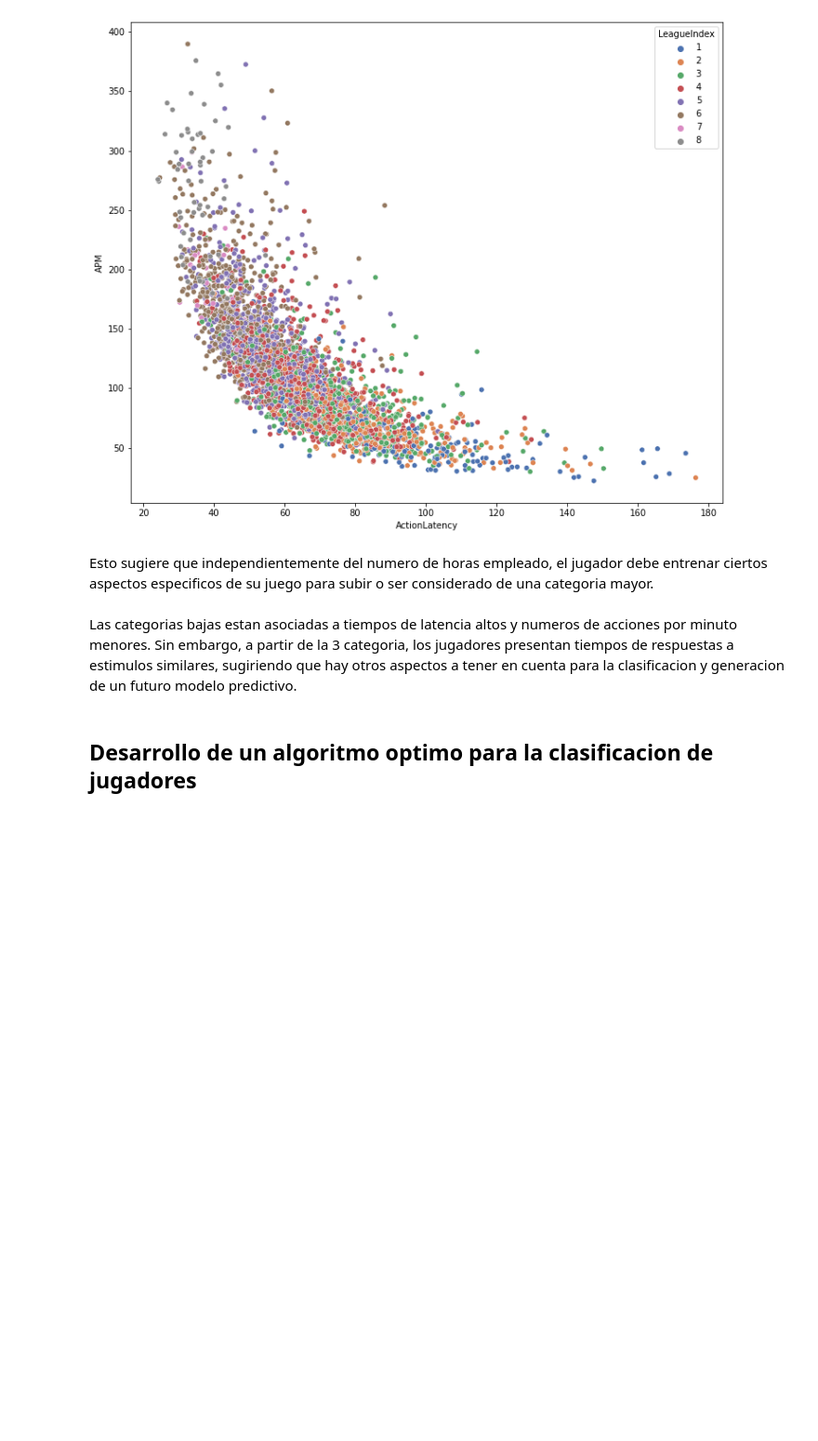
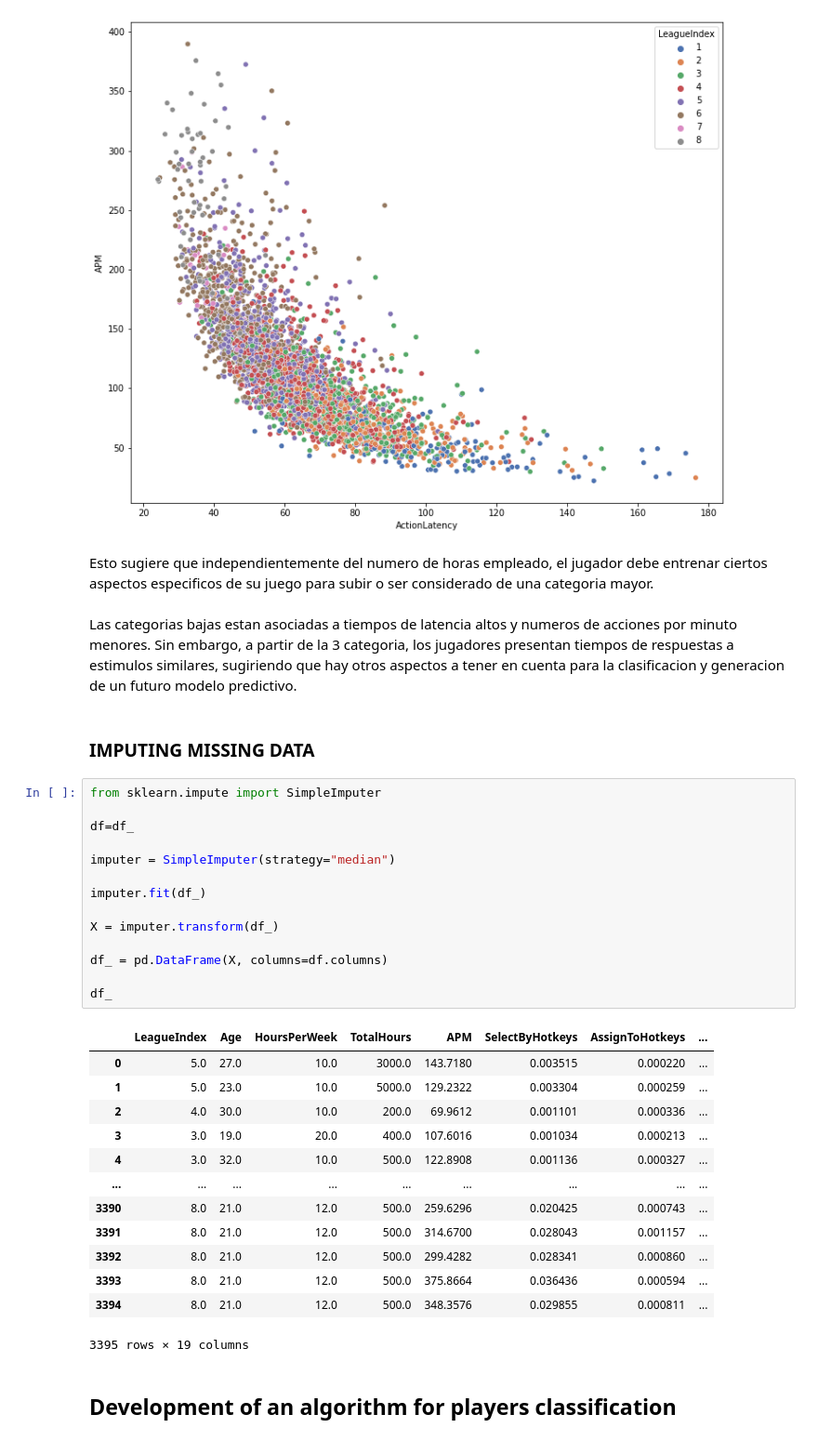
Before and after one commit to AleEnet/Skillcraft-Dataset, a Jupyter notebook: Starcraft_Dataset.ipynb, the cells around one changed output. Shown at 93% size. Drawn from its saved outputs; the diff is of its cells as text; blank space fills up the shorter version.

```diff
--- a/Starcraft_Dataset.ipynb
+++ b/Starcraft_Dataset.ipynb
@@ -131,5 +131,35 @@ sns.scatterplot(data=df, x="ActionLatency", y="APM", hue="LeagueIndex", palette=
 Esto sugiere que independientemente del numero de horas empleado,  el jugador debe entrenar ciertos aspectos especificos de su juego para subir o ser considerado de una categoria mayor.
 # %% [markdown]
 Las categorias bajas estan asociadas a tiempos de latencia altos y numeros de acciones por minuto menores. Sin embargo, a partir de la 3 categoria, los jugadores presentan tiempos de respuestas a estimulos similares, sugiriendo que hay otros aspectos a tener en cuenta para la clasificacion y generacion de un futuro modelo predictivo.
+# %% [markdown]
+### IMPUTING MISSING DATA
+# %%
+from sklearn.impute import SimpleImputer
+
+df=df_
+
+imputer = SimpleImputer(strategy="median")
+
+imputer.fit(df_)
+
+X = imputer.transform(df_)
+
+df_ = pd.DataFrame(X, columns=df.columns)
+
+df_
+# %% [output]
+|  | LeagueIndex | Age | HoursPerWeek | TotalHours | APM | SelectByHotkeys | AssignToHotkeys | ... |
+| 0 | 5.0 | 27.0 | 10.0 | 3000.0 | 143.7180 | 0.003515 | 0.000220 | ... |
+| 1 | 5.0 | 23.0 | 10.0 | 5000.0 | 129.2322 | 0.003304 | 0.000259 | ... |
+| 2 | 4.0 | 30.0 | 10.0 | 200.0 | 69.9612 | 0.001101 | 0.000336 | ... |
+| 3 | 3.0 | 19.0 | 20.0 | 400.0 | 107.6016 | 0.001034 | 0.000213 | ... |
+| 4 | 3.0 | 32.0 | 10.0 | 500.0 | 122.8908 | 0.001136 | 0.000327 | ... |
+| ... | ... | ... | ... | ... | ... | ... | ... | ... |
+| 3390 | 8.0 | 21.0 | 12.0 | 500.0 | 259.6296 | 0.020425 | 0.000743 | ... |
+| 3391 | 8.0 | 21.0 | 12.0 | 500.0 | 314.6700 | 0.028043 | 0.001157 | ... |
+| 3392 | 8.0 | 21.0 | 12.0 | 500.0 | 299.4282 | 0.028341 | 0.000860 | ... |
+| 3393 | 8.0 | 21.0 | 12.0 | 500.0 | 375.8664 | 0.036436 | 0.000594 | ... |
+| 3394 | 8.0 | 21.0 | 12.0 | 500.0 | 348.3576 | 0.029855 | 0.000811 | ... |
+3395 rows × 19 columns
 # %% [markdown]
-## Desarrollo de un algoritmo optimo para la clasificacion de jugadores
+## Development of an algorithm for players classification
```
Also changed, not shown: parts of 16 cells of this notebook.
